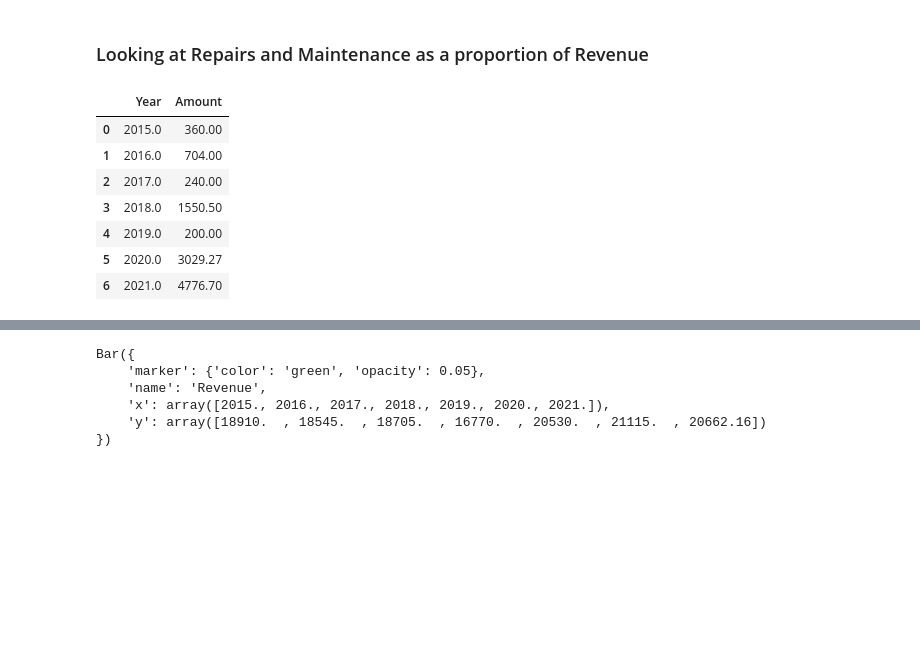
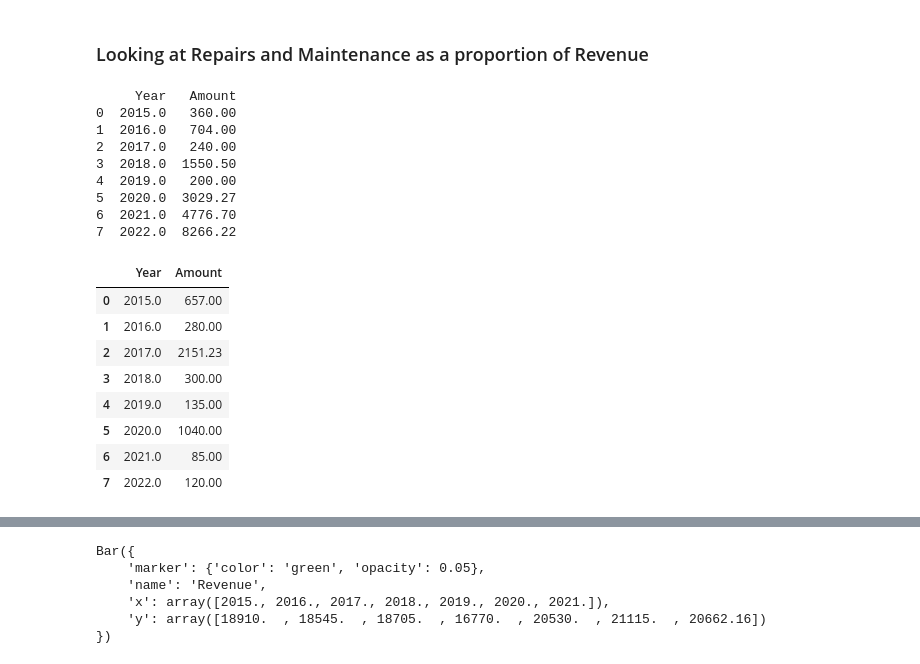
Before and after one commit to TysonTran/LV_Real_Estate, a Jupyter notebook: LV Real Estate Analysis.ipynb, the cells around one changed output, grey strips where cells are left out. Drawn from its saved outputs; the diff is of its cells as text; code cells hidden in the pictures; blank space fills up the shorter version.

```diff
--- a/LV Real Estate Analysis.ipynb
+++ b/LV Real Estate Analysis.ipynb
@@ -23,7 +24,7 @@ data["Date"] = pd.to_datetime(data["Date"])
 # %%
 data["Year"] = (data["Date"].apply(lambda x: x.year))
 # %%
-df = data.loc[data["Year"].isin(np.arange(2015, 2021+1))]
+df = data.loc[data["Year"].isin(np.arange(2015, 2022+1))]
 df = df.loc[df["Type"].isin(["Deposit", "Check"])]
 # %%
 df["is_bright_leaf"] = df["Memo"].str.lower().str.contains("bright|leaf")
@@ -106,20 +109,41 @@ fig
 # %%
 #Fort Pike
 fp = df.loc[df["Property"]=="fort pike"]
 
-fp_rev = fp.loc[df["Split"]=="Rental Income"]
-rev = fp_rev.groupby("Year").sum().reset_index()
+fp_rev = fp.loc[fp["Split"]=="Rental Income"]
+fp_rev = fp_rev.groupby("Year").sum().reset_index()
 
-fp_rm = fp.loc[df["Split"]=="Repairs and Maintenance"]
-rm = fp_rm.groupby("Year").sum().reset_index()
-rm["Amount"]= rm["Amount"]*-1
-rm
+fp_rm = fp.loc[fp["Split"]=="Repairs and Maintenance"]
+fp_rm = fp_rm.groupby("Year").sum().reset_index()
+fp_rm["Amount"]= fp_rm["Amount"]*-1
+print(fp_rm)
+
+#Bright Leaf
+bl = df.loc[df["Property"]=="bright leaf"]
+
+bl_rev = bl.loc[bl["Split"]=="Rental Income"]
+bl_rev = bl_rev.groupby("Year").sum().reset_index()
+
+bl_rm = bl.loc[bl["Split"]=="Repairs and Maintenance"]
+bl_rm = bl_rm.groupby("Year").sum().reset_index()
+bl_rm["Amount"]= bl_rm["Amount"]*-1
+bl_rm
 # %% [output]
+     Year   Amount
+0  2015.0   360.00
+1  2016.0   704.00
+2  2017.0   240.00
+3  2018.0  1550.50
+4  2019.0   200.00
+5  2020.0  3029.27
+6  2021.0  4776.70
+7  2022.0  8266.22
 |  | Year | Amount |
-| 0 | 2015.0 | 360.00 |
-| 1 | 2016.0 | 704.00 |
-| 2 | 2017.0 | 240.00 |
-| 3 | 2018.0 | 1550.50 |
-| 4 | 2019.0 | 200.00 |
-| 5 | 2020.0 | 3029.27 |
-| 6 | 2021.0 | 4776.70 |
+| 0 | 2015.0 | 657.00 |
+| 1 | 2016.0 | 280.00 |
+| 2 | 2017.0 | 2151.23 |
+| 3 | 2018.0 | 300.00 |
+| 4 | 2019.0 | 135.00 |
+| 5 | 2020.0 | 1040.00 |
+| 6 | 2021.0 | 85.00 |
+| 7 | 2022.0 | 120.00 |
```
Also changed, not shown: parts of 6 cells of this notebook.
